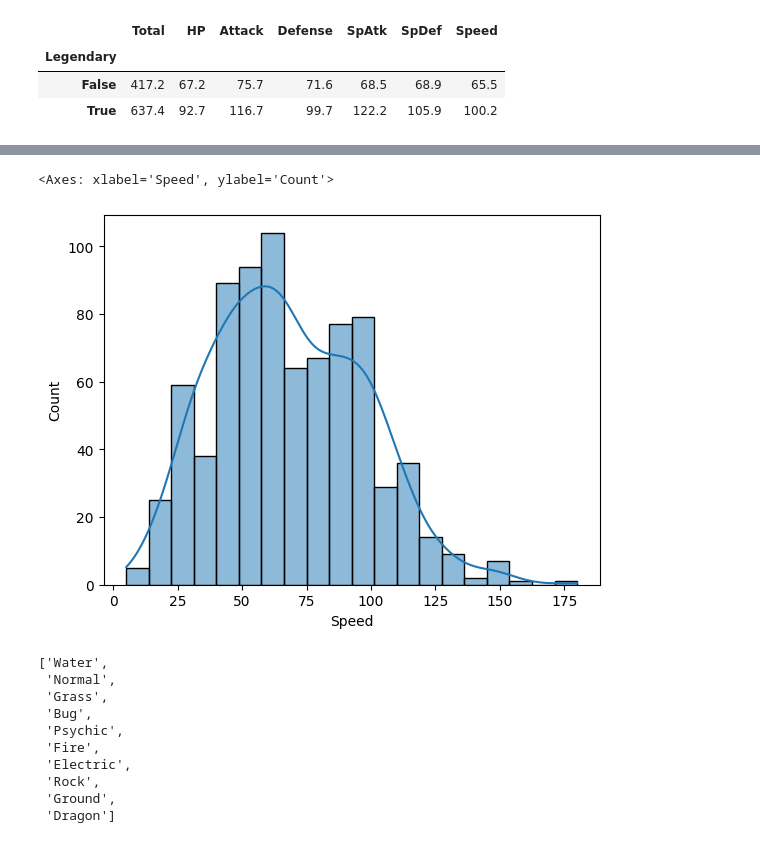
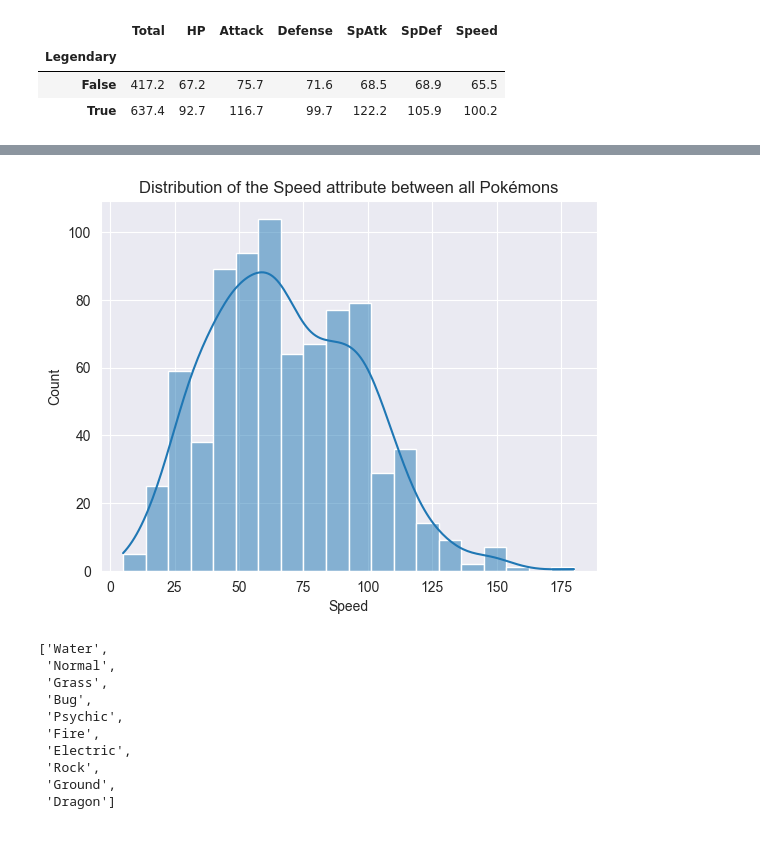
Before and after one commit to VideojogosLusofona/mlf_2025_lectures, a Jupyter notebook: lecture01/pokemons.ipynb, the cells around one changed output, grey strips where cells are left out. Drawn from its saved outputs; the diff is of its cells as text; code cells hidden in the pictures.

```diff
--- a/lecture01/pokemons.ipynb
+++ b/lecture01/pokemons.ipynb
@@ -7,6 +7,9 @@ course.
 # Import the required libraries using the commonly use short names (pd, sns, ...)
 import pandas as pd
 import seaborn as sns
+
+# Set a nicer style for Seaborn plots
+sns.set_style("darkgrid")
 # %%
 # Load the dataset
 df = pd.read_csv("Pokemon.csv")
@@ -277,9 +280,9 @@ sns.histplot(data=df, x="Attack", bins=20, kde=True)
 # %%
 # Plot the histogram of the Speed stat for all Pokémons
-sns.histplot(data=df, x="Speed", bins=20, kde=True)
+ax = sns.histplot(data=df, x="Speed", bins=20, kde=True)
+ax.set_title("Distribution of the Speed attribute between all Pokémons");
 # %% [output]
-<Axes: xlabel='Speed', ylabel='Count'>
-[figure, old version]
+[figure, new version]
 # %%
 # Get the 10 primary type categories with most Pokémons
 top_types = df["Type1"].value_counts().head(10).index
```
Also changed, not shown: parts of 2 cells of this notebook.
